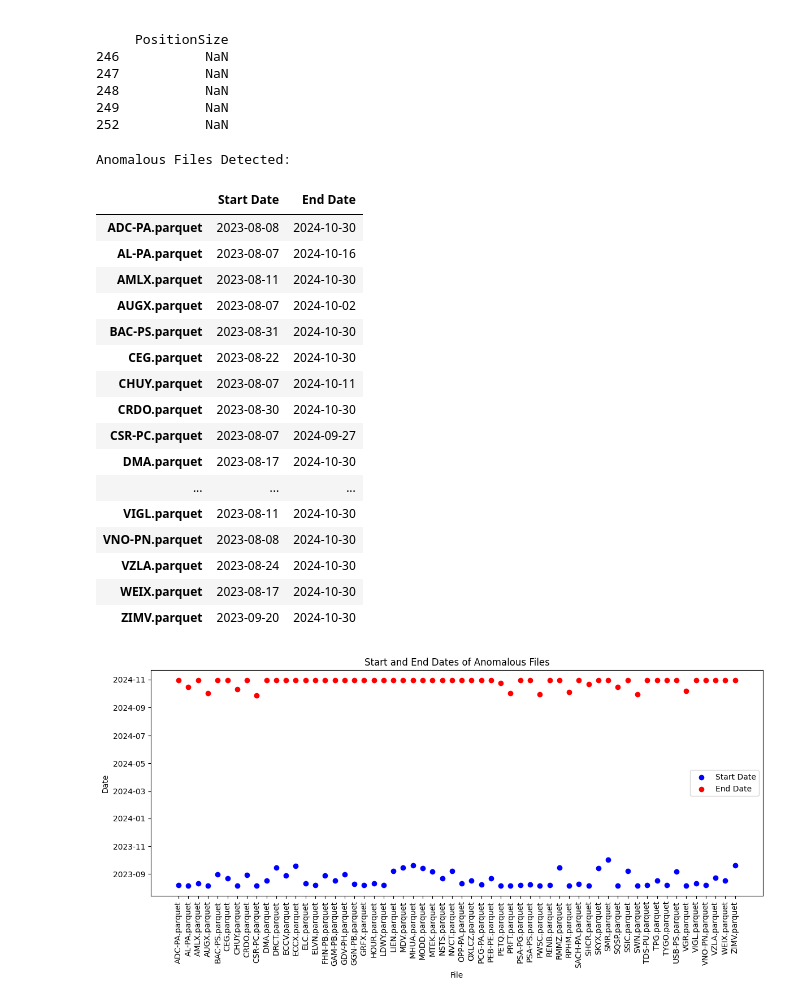
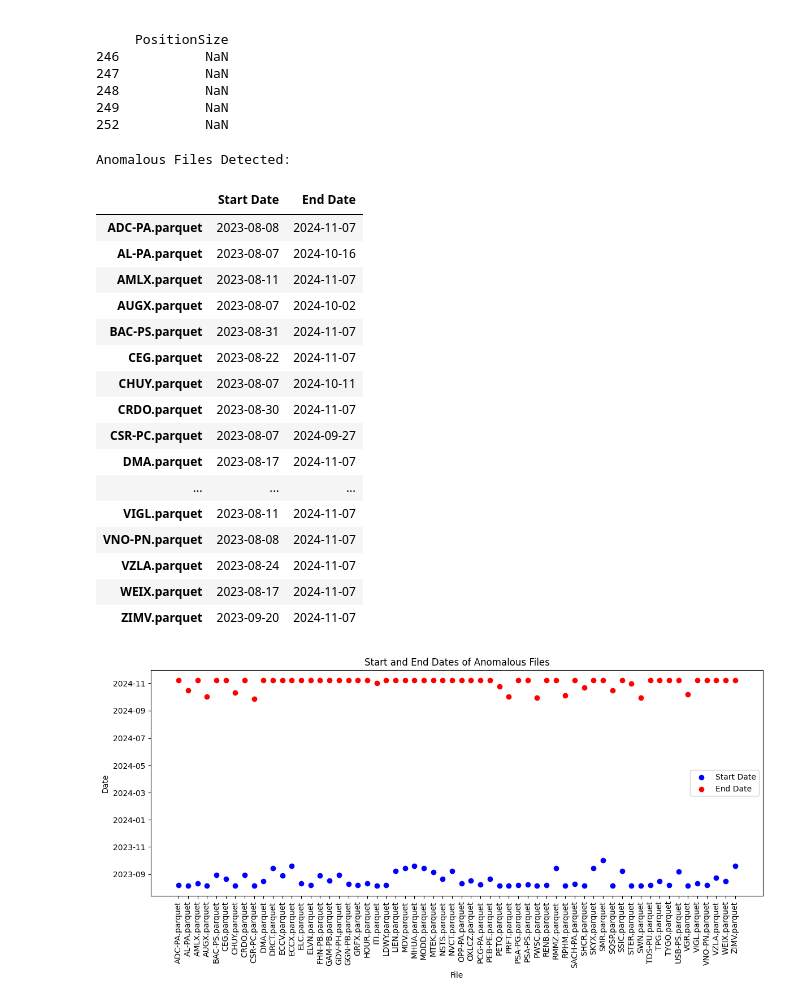
Before and after one commit to JonIsHere242/Stock-Market-LSTM, a Jupyter notebook: DataChecks.ipynb, the cells around one changed output. Drawn from its saved outputs; the diff is of its cells as text; code cells hidden in the pictures.

```diff
--- a/DataChecks.ipynb
+++ b/DataChecks.ipynb
@@ -402,7 +402,7 @@ folder_path = "Data/RFpredictions"
 date_ranges = {}
 
 # Define the latest date to check for consistency
-latest_date = pd.Timestamp("2024-10-30")
+latest_date = pd.Timestamp("2024-11-08")
 
 # Load all Parquet files and check their date ranges
 files = [f for f in os.listdir(folder_path) if f.endswith(".parquet")]
@@ -438,6 +438,14 @@ anomalous_files = date_ranges_df[
     (date_ranges_df["End Date"] != most_common_end)
 ]
 
+
+
+##if the files dates do not go up to today remove them
+# Define the latest date to check for consistency
+
+
+
+
 # Display only the anomalous files
 if not anomalous_files.empty:
     print("Anomalous Files Detected:")
@@ -446,45 +454,45 @@ if not anomalous_files.empty:
     # Plot the start and end dates of the anomalous files
     plt.figure(figsize=(12, 6))
 
     # Plot start dates
     plt.scatter(anomalous_files.index, anomalous_files['Start Date'], color='blue', label='Start Date')
 
     # Plot end dates
     plt.scatter(anomalous_files.index, anomalous_files['End Date'], color='red', label='End Date')
 
     # Formatting the plot
     plt.xlabel('File')
     plt.ylabel('Date')
     plt.xticks(rotation=90)
     plt.legend()
     plt.title('Start and End Dates of Anomalous Files')
 
     # Show plot
     plt.tight_layout()
     plt.show()
 
 else:
     print("No anomalies found. All files have consistent date ranges.")
 # %% [output]
 Anomalous Files Detected:
 |  | Start Date | End Date |
-| ADC-PA.parquet | 2023-08-08 | 2024-10-30 |
+| ADC-PA.parquet | 2023-08-08 | 2024-11-07 |
 | AL-PA.parquet | 2023-08-07 | 2024-10-16 |
-| AMLX.parquet | 2023-08-11 | 2024-10-30 |
+| AMLX.parquet | 2023-08-11 | 2024-11-07 |
 | AUGX.parquet | 2023-08-07 | 2024-10-02 |
-| BAC-PS.parquet | 2023-08-31 | 2024-10-30 |
-| CEG.parquet | 2023-08-22 | 2024-10-30 |
+| BAC-PS.parquet | 2023-08-31 | 2024-11-07 |
+| CEG.parquet | 2023-08-22 | 2024-11-07 |
 | CHUY.parquet | 2023-08-07 | 2024-10-11 |
-| CRDO.parquet | 2023-08-30 | 2024-10-30 |
+| CRDO.parquet | 2023-08-30 | 2024-11-07 |
 | CSR-PC.parquet | 2023-08-07 | 2024-09-27 |
-| DMA.parquet | 2023-08-17 | 2024-10-30 |
+| DMA.parquet | 2023-08-17 | 2024-11-07 |
 | ... | ... | ... |
-| VIGL.parquet | 2023-08-11 | 2024-10-30 |
-| VNO-PN.parquet | 2023-08-08 | 2024-10-30 |
-| VZLA.parquet | 2023-08-24 | 2024-10-30 |
-| WEIX.parquet | 2023-08-17 | 2024-10-30 |
-| ZIMV.parquet | 2023-09-20 | 2024-10-30 |
+| VIGL.parquet | 2023-08-11 | 2024-11-07 |
+| VNO-PN.parquet | 2023-08-08 | 2024-11-07 |
+| VZLA.parquet | 2023-08-24 | 2024-11-07 |
+| WEIX.parquet | 2023-08-17 | 2024-11-07 |
+| ZIMV.parquet | 2023-09-20 | 2024-11-07 |
-[figure, old version]
+[figure, new version]
 # %%
 import os
 
```
Also changed, not shown: parts of 1 cell of this notebook, 6 other files.
